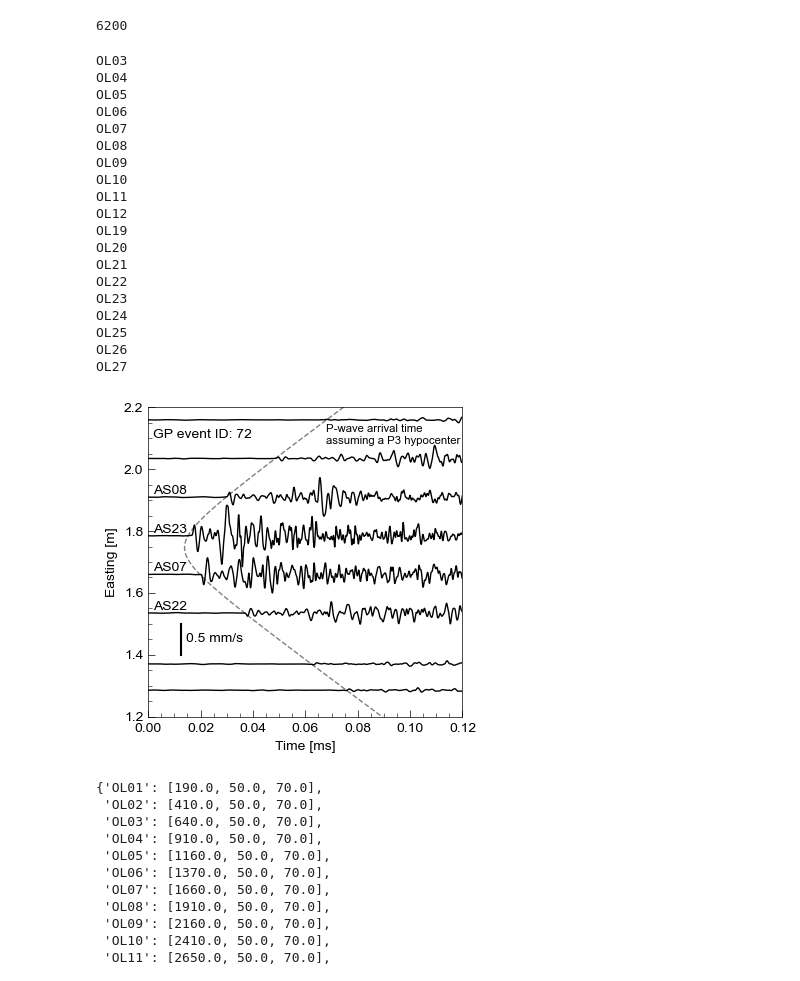
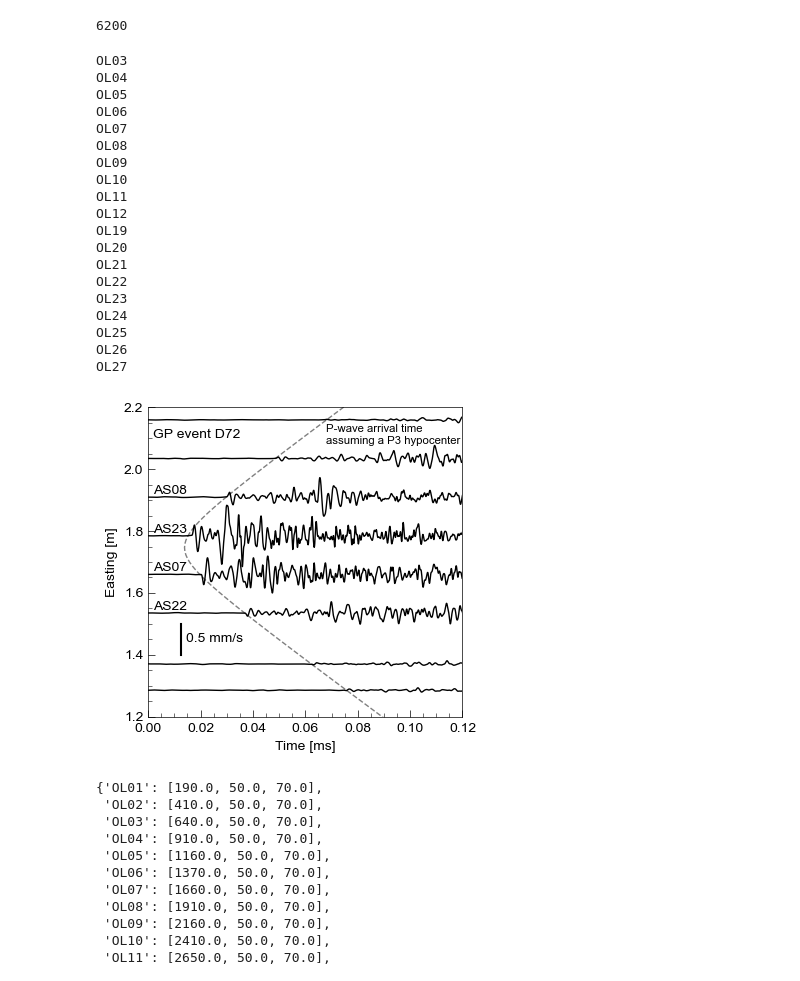
Before and after one commit to kura-okubo/4mNonSelfSim_Paper, a Jupyter notebook: Others/Fig2_plot_eventwaveform/code/Fig2_plot_eventwaveform.ipynb, the cells around one changed output. Cells and saved outputs as stored; diff of their text form; code cells hidden in the pictures.

Commit message:
update plot event waveform

```diff
--- a/Others/Fig2_plot_eventwaveform/code/Fig2_plot_eventwaveform.ipynb
+++ b/Others/Fig2_plot_eventwaveform/code/Fig2_plot_eventwaveform.ipynb
@@ -272,35 +269,35 @@ ax.set_ylim([1.2, 2.2])
 ax.set_xlabel("Time [ms]")
 ax.set_ylabel("Easting [m]")
 
 # plot title for the reference
-ax.text(2e-3, 2.1, f"GP event ID: {int(tr_obs_filtered.stats.dataindex.split('__')[-1])}")
+ax.text(2e-3, 2.1, f"GP event D{int(tr_obs_filtered.stats.dataindex.split('__')[-1])}")
 
 ax.tick_params(axis='x', which='major', pad=5)
 fig.tight_layout()
 
 plt.savefig(figdir + "/Fig2_waveform_{}.png".format(datacase), dpi=70)
 plt.savefig(figdir + "/Fig2_waveform_{}.eps".format(datacase))
 # %% [output]
 OL03
 OL04
 OL05
 OL06
 OL07
 OL08
 OL09
 OL10
 OL11
 OL12
 OL19
 OL20
 OL21
 OL22
 OL23
 OL24
 OL25
 OL26
 OL27
-[figure, old version]
+[figure, new version]
 # %%
 channel_loc
 # %% [output]
```
Also changed, not shown: parts of 1 cell of this notebook, 1 other file.
